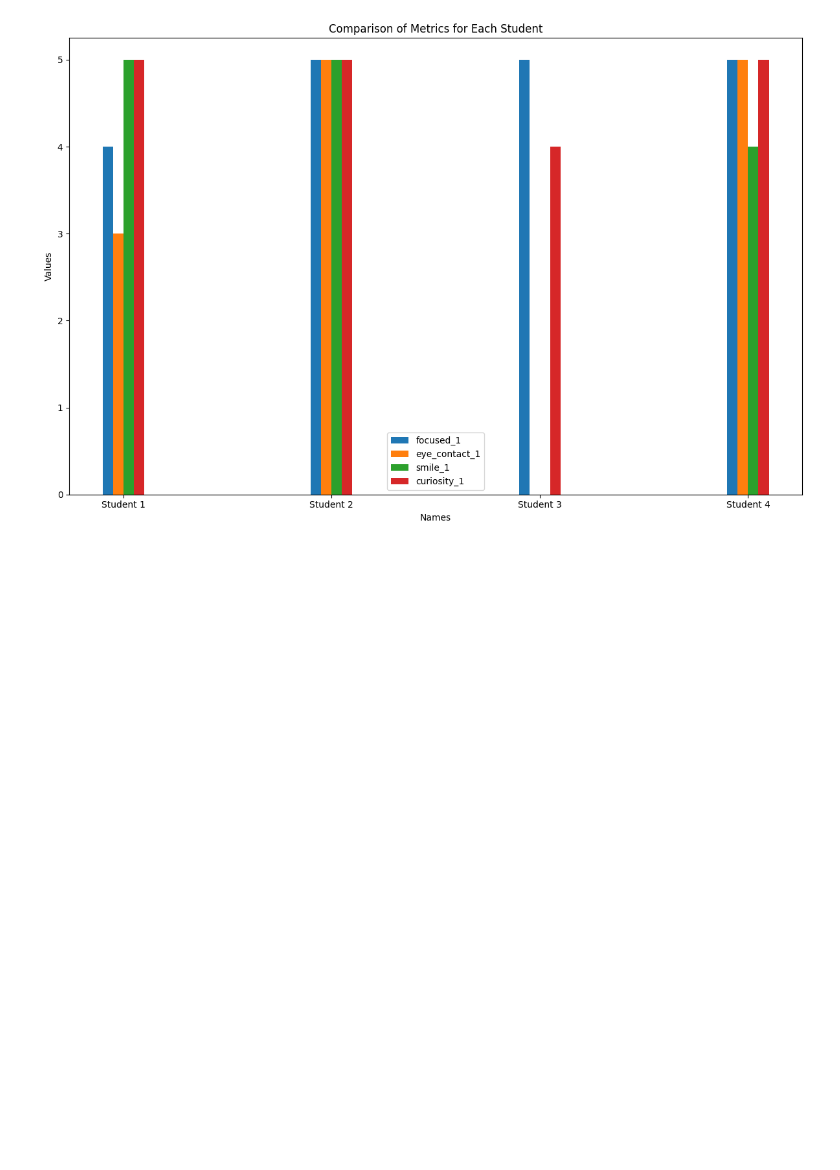
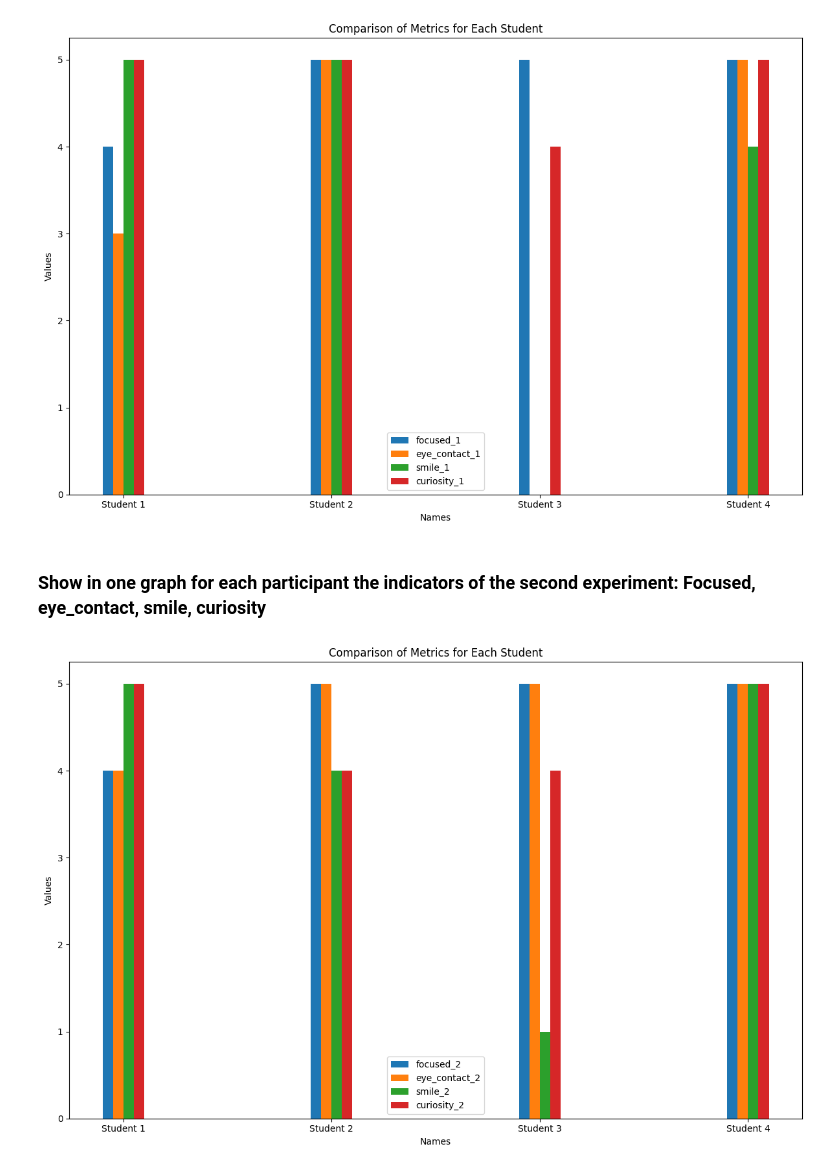
Before and after one commit to hay12el/BS-SE-24-192-HotSpot, a Jupyter notebook: results.ipynb, the cells around one changed output. Cells and saved outputs as stored; diff of their text form; code cells hidden in the pictures; blank space fills up the shorter version.

Commit message:
data processing
Arranging the code to be understandable + adding a graph to understand the results better

```diff
--- a/results.ipynb
+++ b/results.ipynb
@@ -469,3 +487,40 @@ plt.tight_layout()
 plt.show()
 # %% [output]
 [figure]
+# %% [markdown]
+### Show in one graph for each participant the indicators of the second experiment: Focused, eye_contact, smile, curiosity
+# %%
+# Metrics of interest
+metrics = ['focused_2', 'eye_contact_2', 'smile_2', 'curiosity_2']
+
+# Initialize the plot
+fig, ax = plt.subplots(figsize=(12, 8))
+
+# Set the bar width
+width = 0.2
+
+# Positions for the bars
+x = np.arange(len(data['name']))
+bar_width = width / len(metrics)
+
+# Plotting data
+for i, metric in enumerate(metrics):
+    values = data[metric].values
+    bar_positions = x + i * bar_width - (len(metrics) - 1) * bar_width / 2
+
+    # Create bars
+    bars = ax.bar(bar_positions, values, bar_width, label=metric)
+
+# Labeling the plot
+ax.set_xlabel('Names')
+ax.set_ylabel('Values')
+ax.set_title('Comparison of Metrics for Each Student')
+ax.set_xticks(x)
+ax.set_xticklabels(data['name'])
+ax.legend()
+
+# Show the plot
+plt.tight_layout()
+plt.show()
+# %% [output]
+[figure, added]
```
Also changed, not shown: parts of 9 cells of this notebook.
